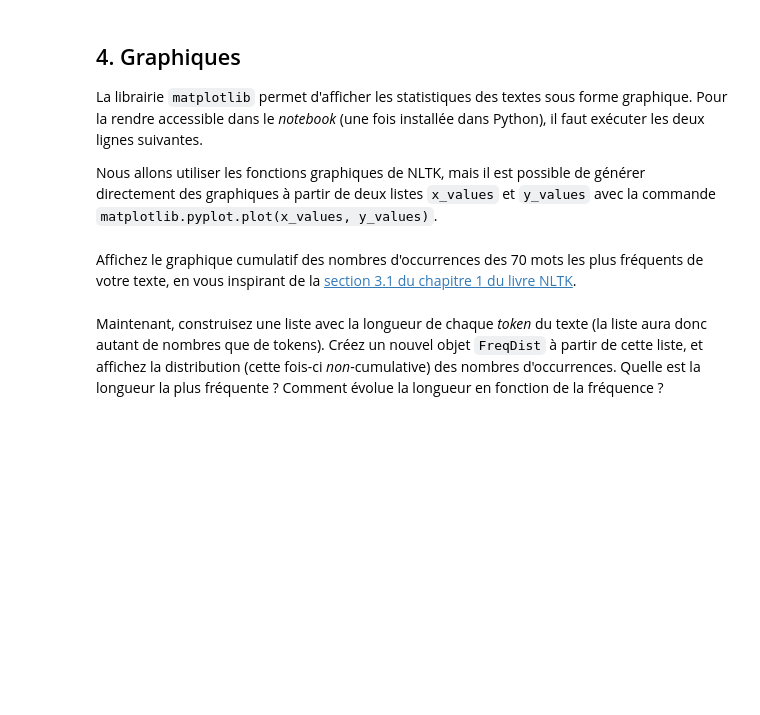
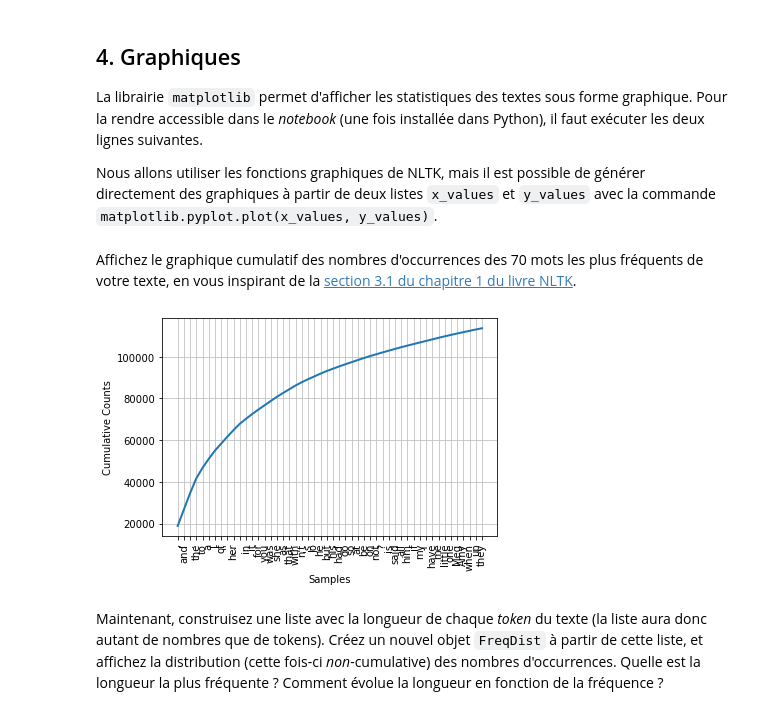
Before and after one commit to goturak/TAL_Heig, a Jupyter notebook: lab01/TAL_Labo1b_student.ipynb, the cells around one changed output. Saved outputs shown, nothing was run; the diff lists cells and outputs as text; code cells hidden in the pictures; blank space fills up the shorter version.

```diff
--- a/lab01/TAL_Labo1b_student.ipynb
+++ b/lab01/TAL_Labo1b_student.ipynb
@@ -47,0 +89,7 @@ En inspectant la chaîne précédente, déterminez quelle partie du début et de
+# %%
+firstStars=raw.find("***")
+start= raw.find("***",firstStars+1,firstStars+1024)+3
+end= raw.rfind("*** END")
+
+cutText= raw[start:end]
+print(cutText)
@@ -93,0 +191,4 @@ Il est également possible de *tokeniser un texte sans le segmenter préalableme
+# %%
+directWordTokenize = nltk.word_tokenize(cutText)
+
+len(directWordTokenize)
@@ -106,3 +209,5 @@ Pour calculer des statistiques, il faut d'abord créer un objet de type `nltk.Te
 Créez et stockez dans une variable un objet `nltk.Text` à partir de la liste des tokens de votre texte.  (Vous pouvez appeler ici `nltk.word_tokenize`.)
 # %%
 # Please write your Python code in this cell and execute it.
+text= nltk.Text(directWordTokenize)
+print(text)
@@ -131,6 +303,7 @@ NLTK peut facilement calculer les fréquences de tous les _tokens_ dans un `nltk
 Veuillez construire la distribution de fréquences de votre texte.
 # %%
 # Please write your Python code in this cell and execute it.
+fdist= nltk.FreqDist(text)
 # %% [markdown]
 Affichez les mots qui ont plus de 4 lettres parmi les 70 mots les plus fréquents.
 # %%
@@ -147,6 +341,9 @@ import matplotlib.pyplot
 Affichez le graphique cumulatif des nombres d'occurrences des 70 mots les plus fréquents de votre texte, en vous inspirant de la  [section 3.1 du chapitre 1 du livre NLTK](http://www.nltk.org/book/ch01.html#frequency-distributions).
 # %%
 # Please write your Python code in this cell and execute it.
+fdist.plot(50, cumulative=True);
+# %% [output]
+[figure, added]
 # %% [markdown]
 Maintenant, construisez une liste avec la longueur de chaque _token_ du texte (la liste aura donc autant de nombres que de tokens).  Créez un nouvel objet `FreqDist` à partir de cette liste, et affichez la distribution (cette fois-ci _non_-cumulative) des nombres d'occurrences.  Quelle est la longueur la plus fréquente ?  Comment évolue la longueur en fonction de la fréquence ?
 # %%
```
Also changed, not shown: parts of 27 cells of this notebook, 11 other files.
